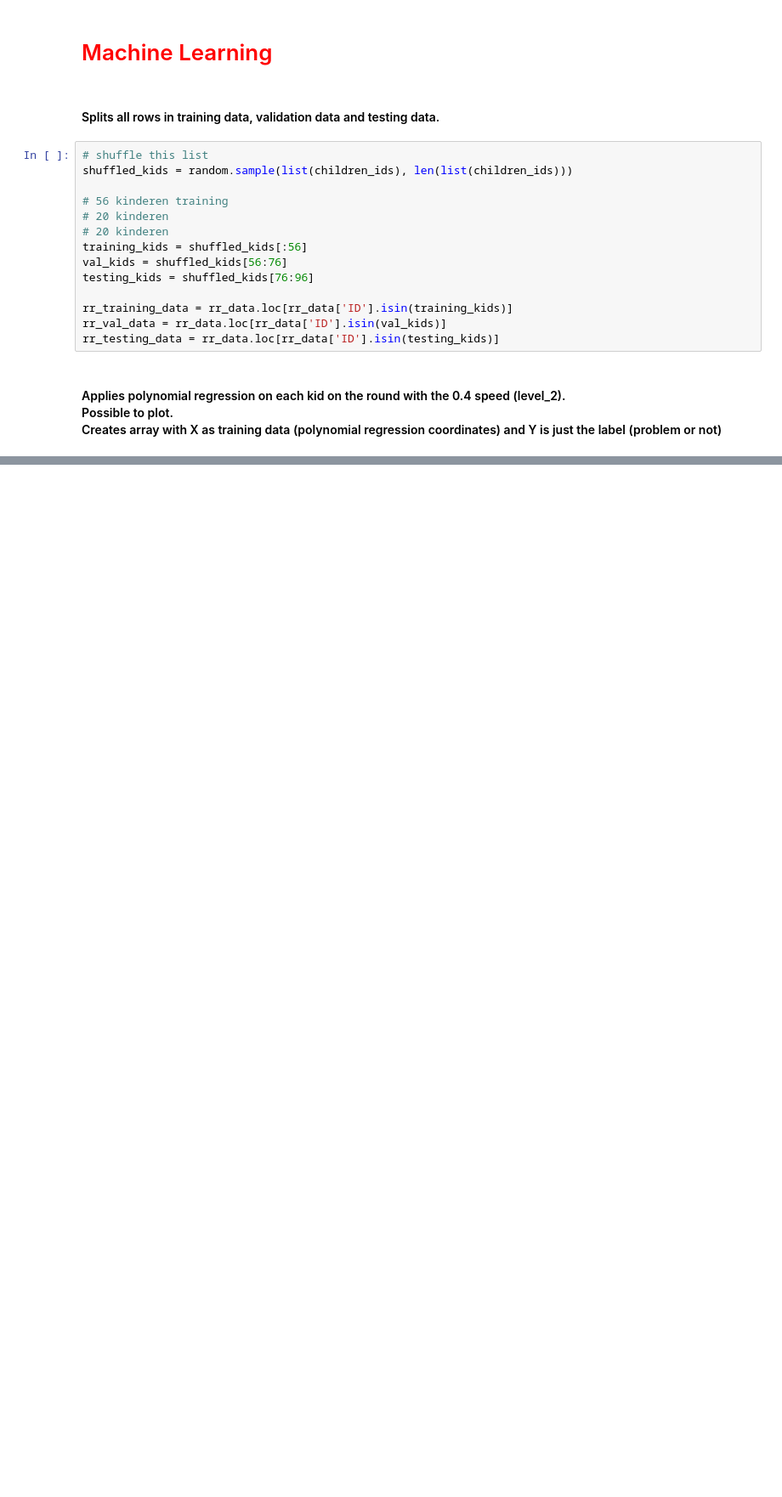
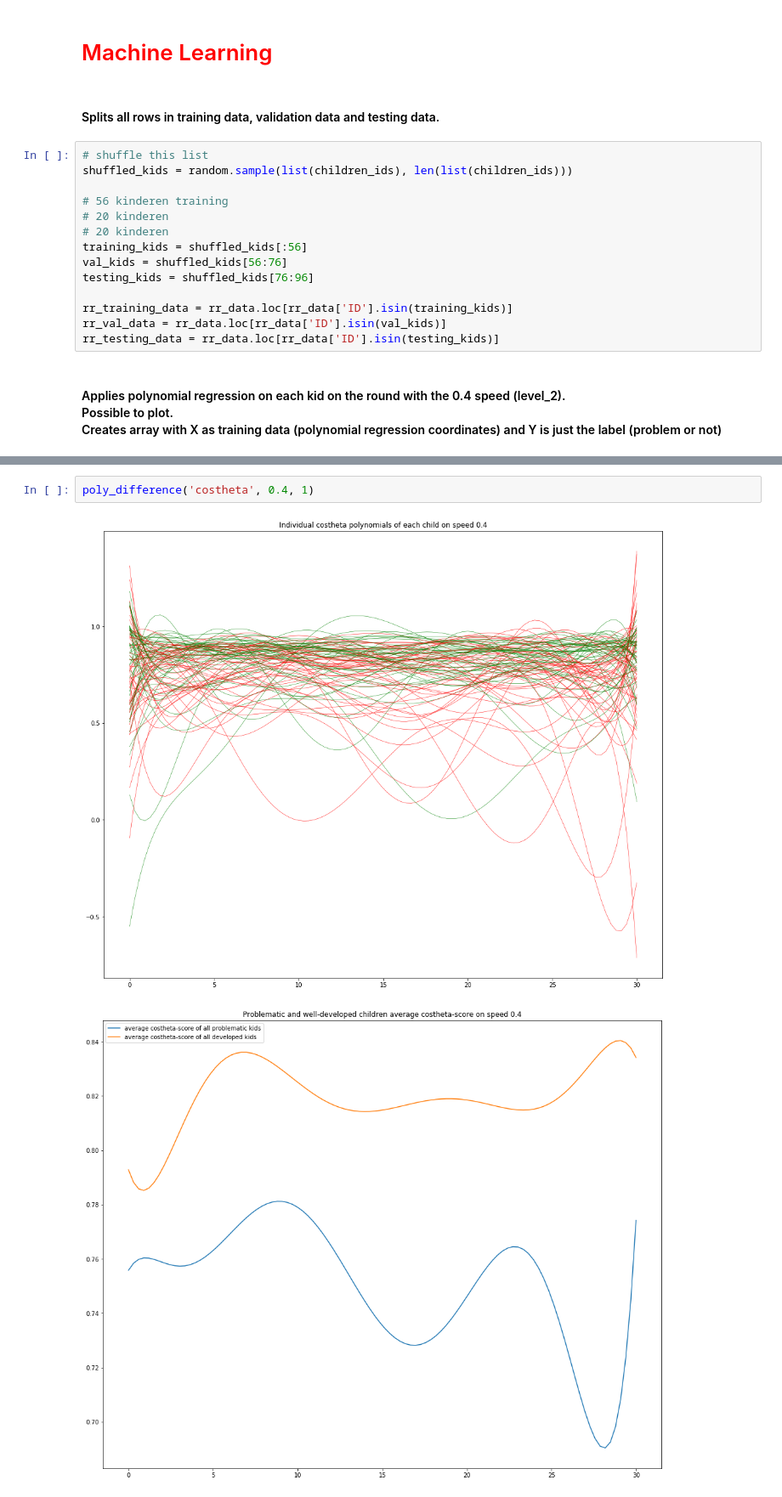
Before and after one commit to mangow/sps, a Jupyter notebook: sps.ipynb, the cells around one changed output, grey strips where cells are left out. Shown at 85% size. Saved outputs shown, nothing was run; the diff lists cells and outputs as text; blank space fills up the shorter version.

```diff
--- a/sps.ipynb
+++ b/sps.ipynb
@@ -622,0 +615,5 @@ MLPClassifier(activation='identity', alpha=0.0002, batch_size='auto',
+# %%
+poly_difference('costheta', 0.4, 1)
+# %% [output]
+[figure, added]
+[figure, added]
```
Also changed, not shown: parts of 7 cells of this notebook.
